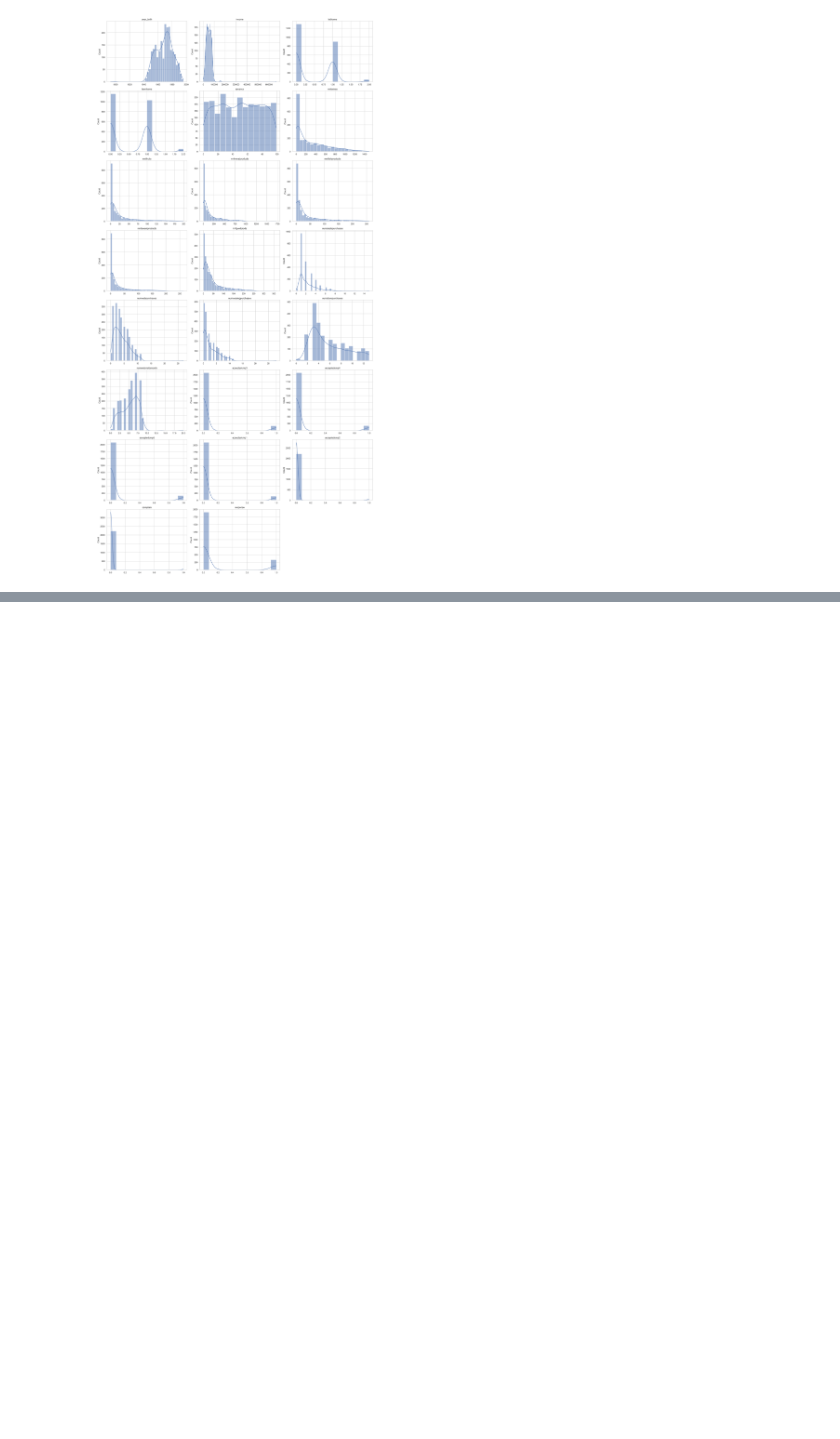
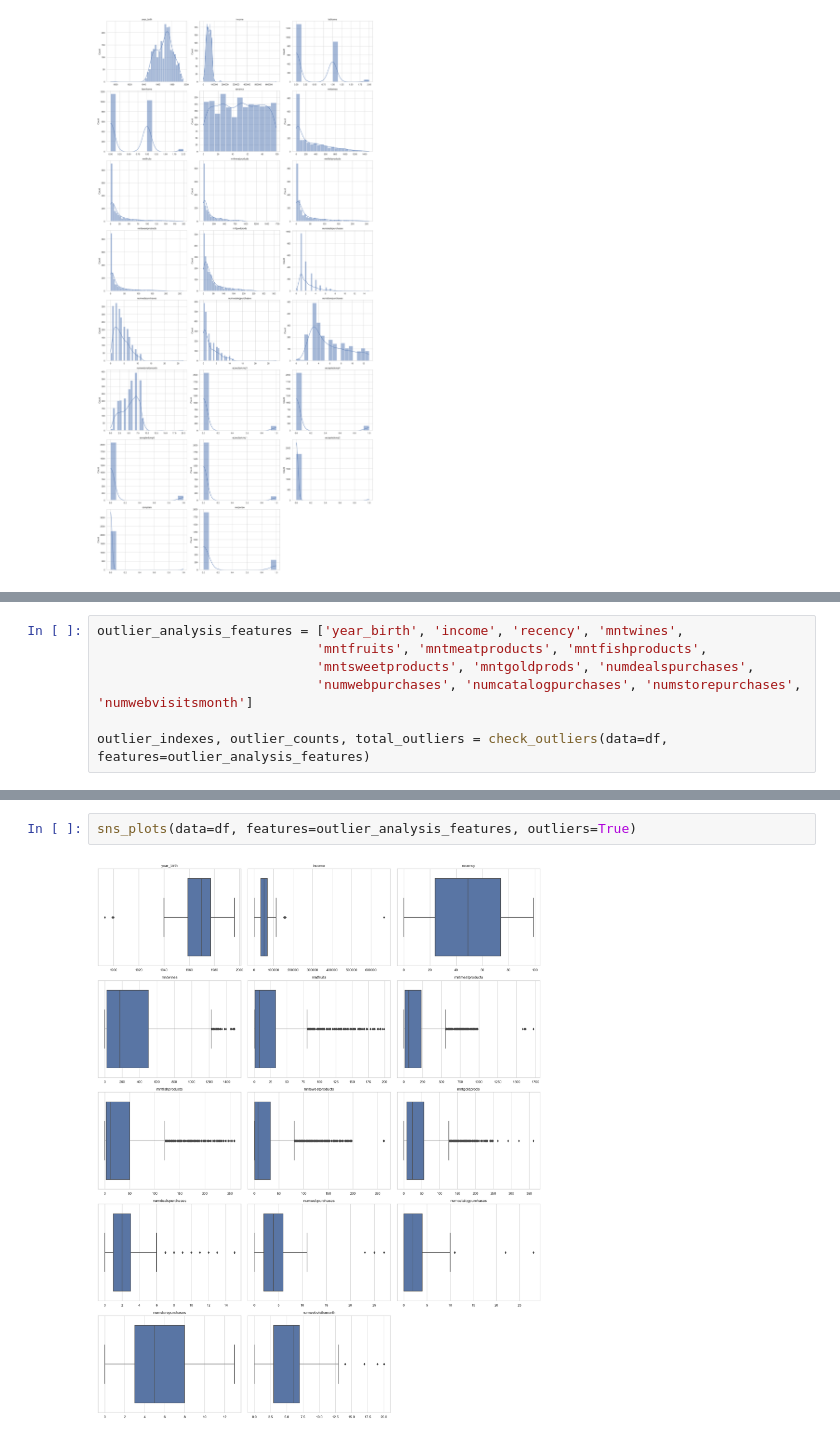
Before and after one commit to allmeidaapedro/Customer-Segmentation-Retail, a Jupyter notebook: notebooks/eda.ipynb, the cells around one changed output, grey strips where cells are left out. Cells and saved outputs as stored; diff of their text form; blank space fills up the shorter version.

Commit message:
Some biariate analysis on eda

```diff
--- a/notebooks/eda.ipynb
+++ b/notebooks/eda.ipynb
@@ -279,0 +292,7 @@ sns_plots(data=df, features=numerical_features, histplot=True, kde=True)
+# %%
+outlier_analysis_features = ['year_birth', 'income', 'recency', 'mntwines',
+                            'mntfruits', 'mntmeatproducts', 'mntfishproducts',
+                            'mntsweetproducts', 'mntgoldprods', 'numdealspurchases',
+                            'numwebpurchases', 'numcatalogpurchases', 'numstorepurchases', 'numwebvisitsmonth']
+
+outlier_indexes, outlier_counts, total_outliers = check_outliers(data=df, features=outlier_analysis_features)
@@ -279,0 +318,4 @@ sns_plots(data=df, features=numerical_features, histplot=True, kde=True)
+# %%
+sns_plots(data=df, features=outlier_analysis_features, outliers=True)
+# %% [output]
+[figure, added]
```
Also changed, not shown: parts of 12 cells of this notebook, 1 other file.
